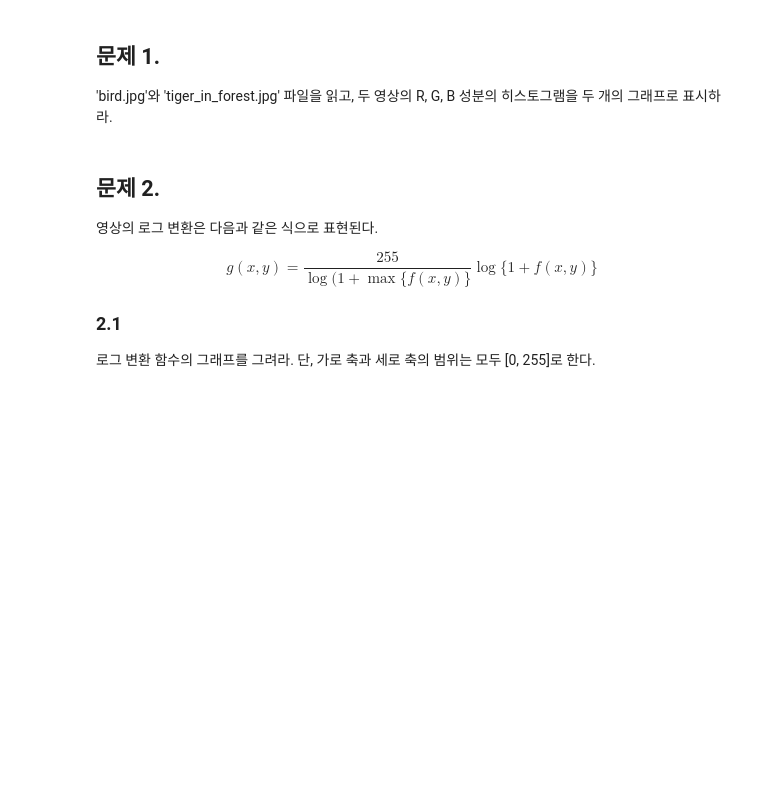
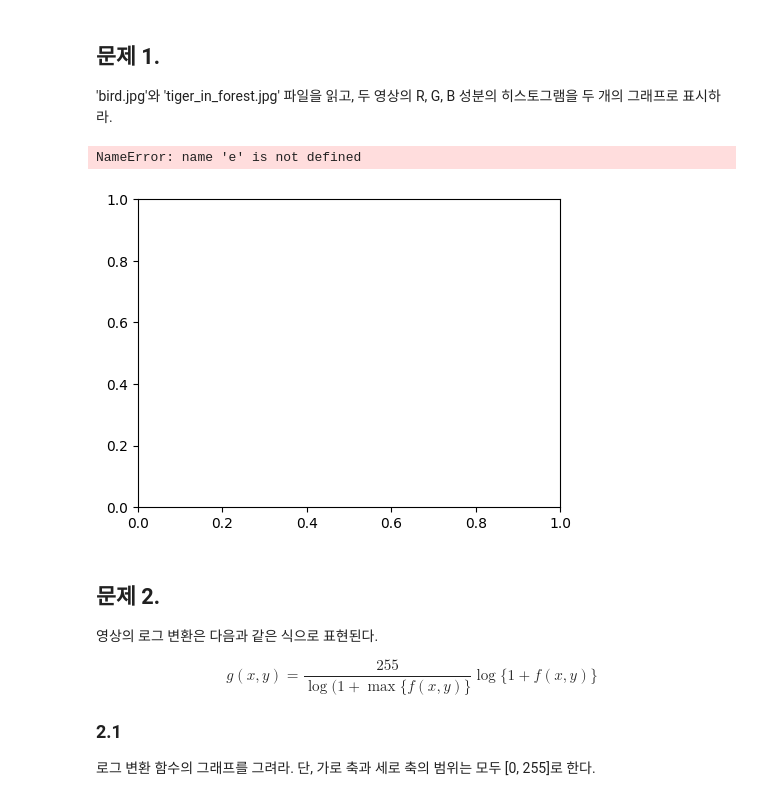
Before and after one commit to Cansur/IPP, a Jupyter notebook: IPP-2025-1-lab-06-20227123-이선재.ipynb, the cells around one changed output. Drawn from its saved outputs; the diff is of its cells as text; code cells hidden in the pictures; blank space fills up the shorter version.

```diff
--- a/IPP-2025-1-lab-06-20227123-이선재.ipynb
+++ b/IPP-2025-1-lab-06-20227123-이선재.ipynb
@@ -53,18 +53,21 @@ hist_b, _= np.histogram(img[:,:,2], bins=256, range=(0,256))
 plt.plot(hist_b, 'b',label='b')
 plt.legend()
 # %%
-def plot_histogram_of_an_image(filename):
-    img = image_tools.load_image(filename)
-    for i, color in enumerate(['r', 'g', 'b']):
-        hist, _= np.histogram(img[:, :, i], bins=256, range=(e, 256))
-    plt.plot(hist, color, label=color)
-    plt.legend()
+# def plot_histogram_of_an_image(filename):
+#     img = image_tools.load_image(filename)
+#     for i, color in enumerate(['r', 'g', 'b']):
+#         hist, _= np.histogram(img[:, :, i], bins=256, range=(e, 256))
+#     plt.plot(hist, color, label=color)
+#     plt.legend()
 
-plt.figure(figsize=(12,4))
-plt.subplot(121)
-plot_histogram_of_an_image('tiger_in_forest.jpg")
-plt.subplot(122)
-plot_histogram_of_an_image('bird.jpg')
+# plt.figure(figsize=(12,4))
+# plt.subplot(121)
+# plot_histogram_of_an_image("tiger_in_forest.jpg")
+# plt.subplot(122)
+# plot_histogram_of_an_image('bird.jpg')
+# %% [output]
+NameError: name 'e' is not defined
+[figure, added]
 # %% [markdown]
 ## 문제 2.
 영상의 로그 변환은 다음과 같은 식으로 표현된다.
```
Also changed, not shown: parts of 44 cells of this notebook.
